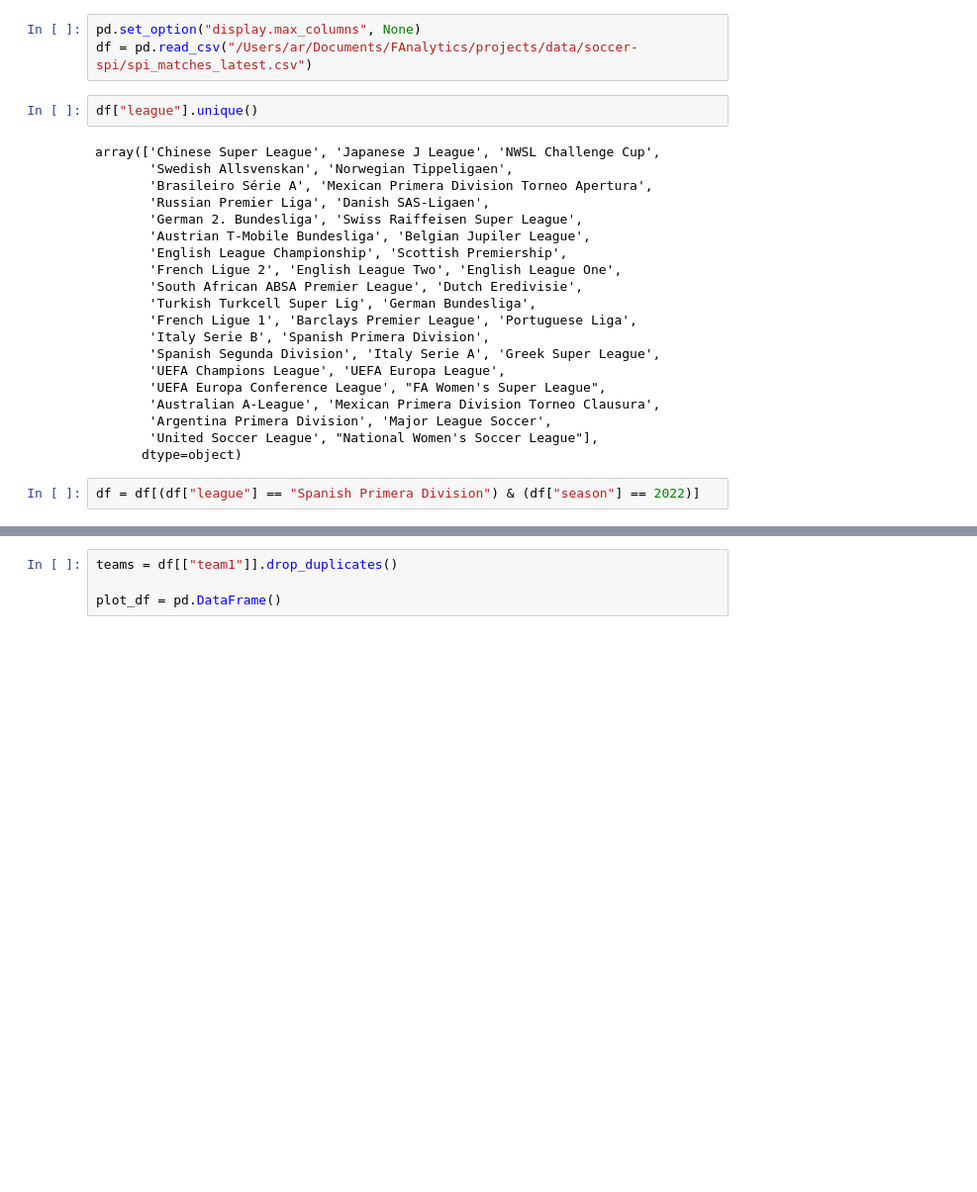
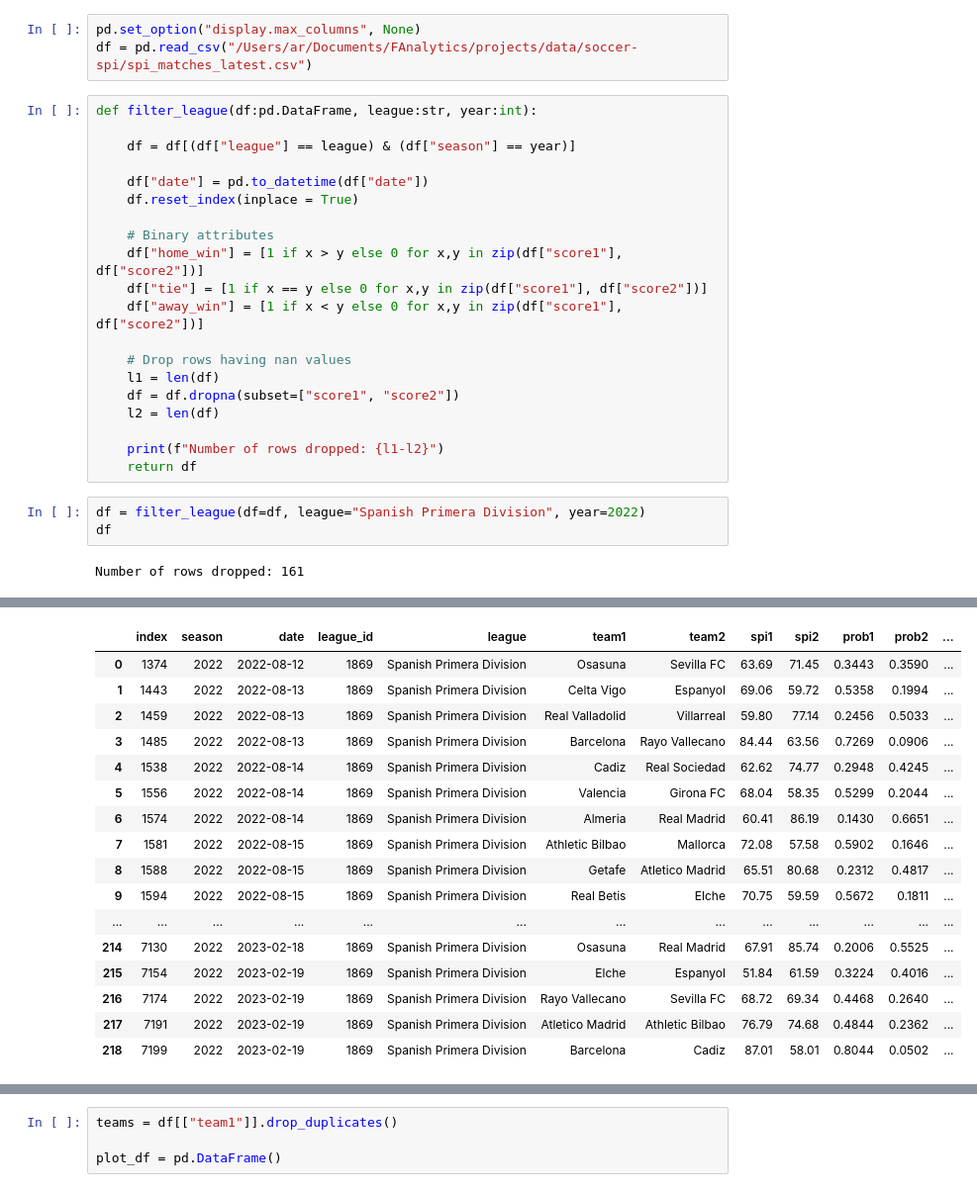
Before and after one commit to raoaaditya710/FootballAnalytics, a Jupyter notebook: notebooks/score-prediction-evaluation.ipynb, the cells around one changed output, grey strips where cells are left out. Shown at 99% size. Drawn from its saved outputs; the diff is of its cells as text; blank space fills up the shorter version.

```diff
--- a/notebooks/score-prediction-evaluation.ipynb
+++ b/notebooks/score-prediction-evaluation.ipynb
@@ -11,27 +11,28 @@ os.getcwd()
 # %%
 pd.set_option("display.max_columns", None)
 df = pd.read_csv("/Users/ar/Documents/FAnalytics/projects/data/soccer-spi/spi_matches_latest.csv")
-# %%
-df["league"].unique()
-# %% [output]
-array(['Chinese Super League', 'Japanese J League', 'NWSL Challenge Cup',
-       'Swedish Allsvenskan', 'Norwegian Tippeligaen',
-       'Brasileiro Série A', 'Mexican Primera Division Torneo Apertura',
-       'Russian Premier Liga', 'Danish SAS-Ligaen',
-       'German 2. Bundesliga', 'Swiss Raiffeisen Super League',
-       'Austrian T-Mobile Bundesliga', 'Belgian Jupiler League',
-       'English League Championship', 'Scottish Premiership',
-       'French Ligue 2', 'English League Two', 'English League One',
-       'South African ABSA Premier League', 'Dutch Eredivisie',
-       'Turkish Turkcell Super Lig', 'German Bundesliga',
-       'French Ligue 1', 'Barclays Premier League', 'Portuguese Liga',
-       'Italy Serie B', 'Spanish Primera Division',
-       'Spanish Segunda Division', 'Italy Serie A', 'Greek Super League',
-       'UEFA Champions League', 'UEFA Europa League',
-       'UEFA Europa Conference League', "FA Women's Super League",
-       'Australian A-League', 'Mexican Primera Division Torneo Clausura',
-       'Argentina Primera Division', 'Major League Soccer',
-       'United Soccer League', "National Women's Soccer League"],
-      dtype=object)
+# %%
+def filter_league(df:pd.DataFrame, league:str, year:int):
+
+    df = df[(df["league"] == league) & (df["season"] == year)]
+
+    df["date"] = pd.to_datetime(df["date"])
+    df.reset_index(inplace = True)
+
+    # Binary attributes
+    df["home_win"] = [1 if x > y else 0 for x,y in zip(df["score1"], df["score2"])]
+    df["tie"] = [1 if x == y else 0 for x,y in zip(df["score1"], df["score2"])]
+    df["away_win"] = [1 if x < y else 0 for x,y in zip(df["score1"], df["score2"])]
+
+    # Drop rows having nan values
+    l1 = len(df)
+    df = df.dropna(subset=["score1", "score2"])
+    l2 = len(df)
+
+    print(f"Number of rows dropped: {l1-l2}")
+    return df
 # %%
-df = df[(df["league"] == "Spanish Primera Division") & (df["season"] == 2022)]
+df = filter_league(df=df, league="Spanish Primera Division", year=2022)
+df
+# %% [output]
+Number of rows dropped: 161
@@ -37,0 +59,17 @@ df = df[(df["league"] == "Spanish Primera Division") & (df["season"] == 2022)]
+|  | index | season | date | league_id | league | team1 | team2 | spi1 | spi2 | prob1 | prob2 | ... |
+| 0 | 1374 | 2022 | 2022-08-12 | 1869 | Spanish Primera Division | Osasuna | Sevilla FC | 63.69 | 71.45 | 0.3443 | 0.3590 | ... |
+| 1 | 1443 | 2022 | 2022-08-13 | 1869 | Spanish Primera Division | Celta Vigo | Espanyol | 69.06 | 59.72 | 0.5358 | 0.1994 | ... |
+| 2 | 1459 | 2022 | 2022-08-13 | 1869 | Spanish Primera Division | Real Valladolid | Villarreal | 59.80 | 77.14 | 0.2456 | 0.5033 | ... |
+| 3 | 1485 | 2022 | 2022-08-13 | 1869 | Spanish Primera Division | Barcelona | Rayo Vallecano | 84.44 | 63.56 | 0.7269 | 0.0906 | ... |
+| 4 | 1538 | 2022 | 2022-08-14 | 1869 | Spanish Primera Division | Cadiz | Real Sociedad | 62.62 | 74.77 | 0.2948 | 0.4245 | ... |
+| 5 | 1556 | 2022 | 2022-08-14 | 1869 | Spanish Primera Division | Valencia | Girona FC | 68.04 | 58.35 | 0.5299 | 0.2044 | ... |
+| 6 | 1574 | 2022 | 2022-08-14 | 1869 | Spanish Primera Division | Almeria | Real Madrid | 60.41 | 86.19 | 0.1430 | 0.6651 | ... |
+| 7 | 1581 | 2022 | 2022-08-15 | 1869 | Spanish Primera Division | Athletic Bilbao | Mallorca | 72.08 | 57.58 | 0.5902 | 0.1646 | ... |
+| 8 | 1588 | 2022 | 2022-08-15 | 1869 | Spanish Primera Division | Getafe | Atletico Madrid | 65.51 | 80.68 | 0.2312 | 0.4817 | ... |
+| 9 | 1594 | 2022 | 2022-08-15 | 1869 | Spanish Primera Division | Real Betis | Elche | 70.75 | 59.59 | 0.5672 | 0.1811 | ... |
+| ... | ... | ... | ... | ... | ... | ... | ... | ... | ... | ... | ... | ... |
+| 214 | 7130 | 2022 | 2023-02-18 | 1869 | Spanish Primera Division | Osasuna | Real Madrid | 67.91 | 85.74 | 0.2006 | 0.5525 | ... |
+| 215 | 7154 | 2022 | 2023-02-19 | 1869 | Spanish Primera Division | Elche | Espanyol | 51.84 | 61.59 | 0.3224 | 0.4016 | ... |
+| 216 | 7174 | 2022 | 2023-02-19 | 1869 | Spanish Primera Division | Rayo Vallecano | Sevilla FC | 68.72 | 69.34 | 0.4468 | 0.2640 | ... |
+| 217 | 7191 | 2022 | 2023-02-19 | 1869 | Spanish Primera Division | Atletico Madrid | Athletic Bilbao | 76.79 | 74.68 | 0.4844 | 0.2362 | ... |
+| 218 | 7199 | 2022 | 2023-02-19 | 1869 | Spanish Primera Division | Barcelona | Cadiz | 87.01 | 58.01 | 0.8044 | 0.0502 | ... |
```
Also changed, not shown: parts of 10 cells of this notebook.
